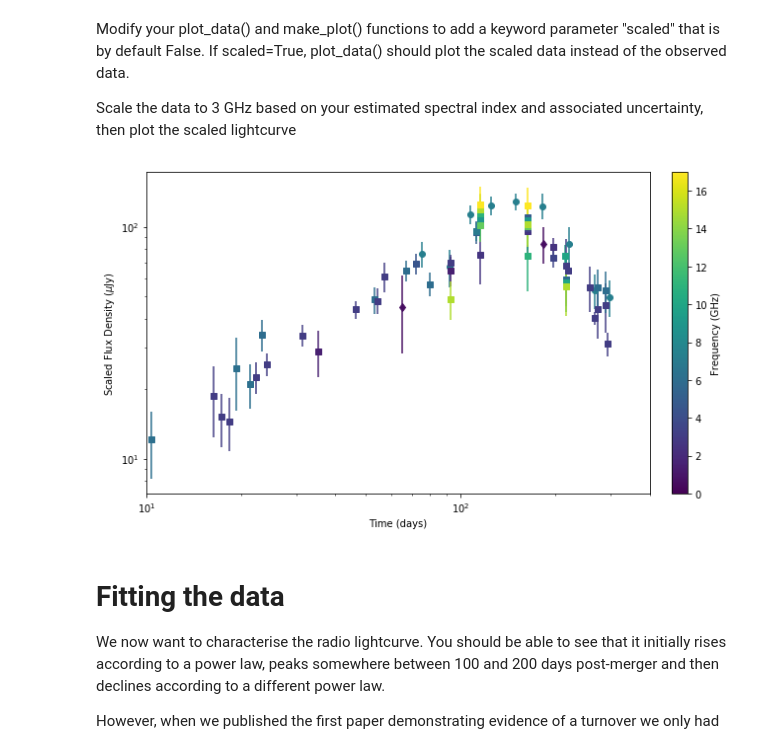
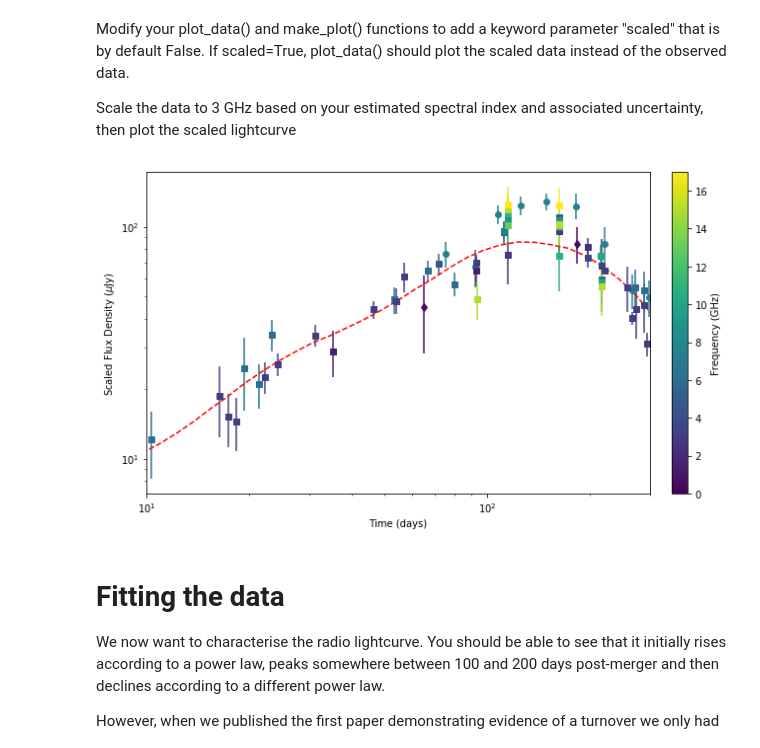
Before and after one commit to ddobie/growth-winter-school-2018, a Jupyter notebook: full_solutions.ipynb, the cells around one changed output. Cells and saved outputs as stored; diff of their text form; code cells hidden in the pictures.

```diff
--- a/full_solutions.ipynb
+++ b/full_solutions.ipynb
@@ -57,8 +57,7 @@ def cmap_setup(cmap='viridis', min_freq=0, max_freq=17):
 def plot_physical_models(ax, fname='jet_cocoon_contribution.txt'):
     data = ascii.read(fname)
 
-    ax.plot(data['t'], data['jet'], label='Jet model', c='r', linestyle='-')
-    ax.plot(data['t'], data['cocoon'], label='Cocoon model', c='b', linestyle='--')
+    ax.plot(data['t'], data['cocoon']+data['jet'], label='Narrow Jet + Cocoon', c='r', linestyle='--')
 
     return ax
 
@@ -129,9 +128,9 @@ Modify your plot_data() and make_plot() functions to add a keyword parameter "sc
 Scale the data to 3 GHz based on your estimated spectral index and associated uncertainty, then plot the scaled lightcurve
 # %%
 data = scale_data(data, -0.6,0.05)
-make_plot(data, scaled=True)
+make_plot(data, scaled=True, plot_models=True)
 # %% [output]
-[figure, old version]
+[figure, new version]
 # %% [markdown]
 # Fitting the data
 We now want to characterise the radio lightcurve. You should be able to see that it initially rises according to a power law, peaks somewhere between 100 and 200 days post-merger and then declines according to a different power law.
```
Also changed, not shown: parts of 4 cells of this notebook.
